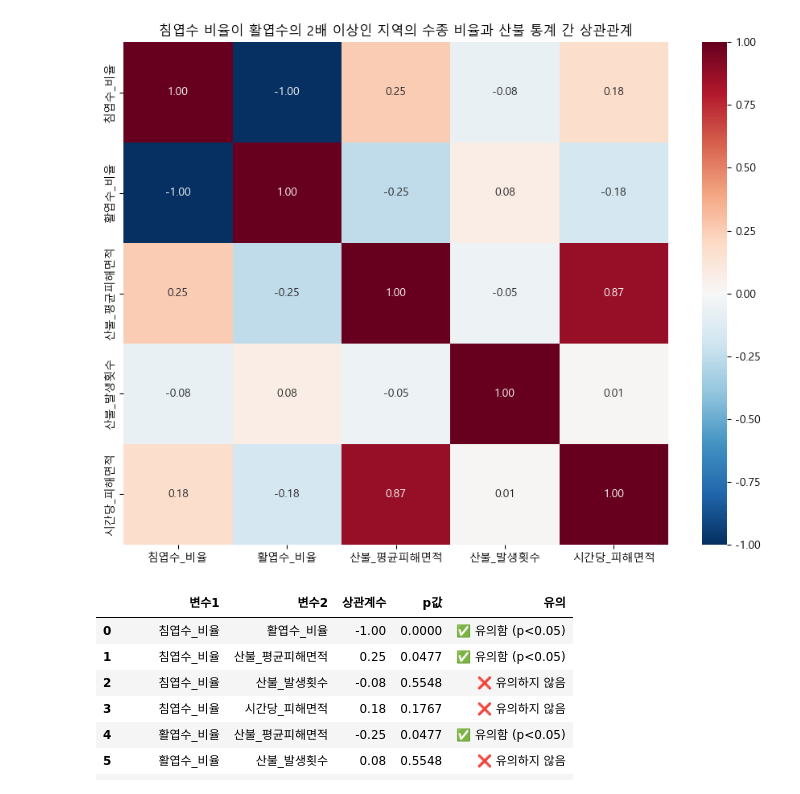
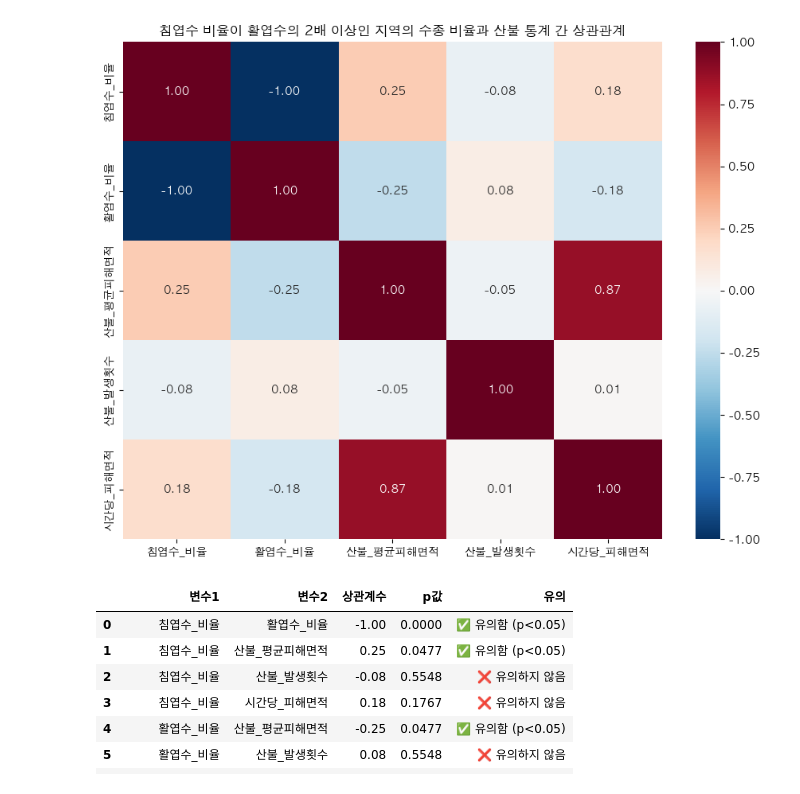
Before and after one commit to ta3wook/type2fire, a Jupyter notebook: notebooks/04_correlation_and_regression.ipynb, the cells around one changed output. Drawn from its saved outputs; the diff is of its cells as text; code cells hidden in the pictures.

```diff
--- a/notebooks/04_correlation_and_regression.ipynb
+++ b/notebooks/04_correlation_and_regression.ipynb
@@ -4,12 +4,12 @@ import seaborn as sns
 import matplotlib.pyplot as plt
 
 # 한글 폰트 설정
-plt.rcParams['font.family'] = 'Malgun Gothic'
+plt.rcParams['font.family'] = 'AppleGothic'
 plt.rcParams['axes.unicode_minus'] = False
 
 # 🔹 1. 데이터 불러오기
-tree_ratio = pd.read_csv("C:/Users/sangj/Desktop/data/리별_수종비율.csv", encoding="utf-8-sig")
-fire = pd.read_csv("C:/Users/sangj/Desktop/data/산불데이터_동리_전처리.csv", encoding="utf-8-sig")
+tree_ratio = pd.read_csv("../data/processed/수종분석데이터/리별_수종비율.csv", encoding="utf-8-sig")
+fire = pd.read_csv("../data/processed/수종분석데이터/산불데이터_동리_전처리.csv", encoding="utf-8-sig")
 
 # 🔹 2. 산불 통계 집계 (동리 기준)
 fire_summary = fire.groupby("동리").agg(
@@ -34,34 +34,34 @@ merged = merged.drop_duplicates(subset=["동리"])
 # 🔹 6. 예외값 + 침엽수 조건 필터링
 merged = merged[
     (merged["산불_발생횟수"] > 0) &
     (merged["산불_진화시간합계"] > 0) &
     (merged["산불_평균피해면적"] > 5000) &
     (merged["침엽수_비율"] > merged["활엽수_비율"] * 1.5)
 ]
 display(merged.head(10))
 # 🔹 7. 상관분석 대상 컬럼 선택
 corr_cols = ["침엽수_비율", "활엽수_비율", "산불_평균피해면적", "산불_발생횟수", "시간당_피해면적"]
 correlation = merged[corr_cols].corr()
 
 # 🔹 8. 히트맵 시각화
 plt.figure(figsize=(9, 7))
 sns.heatmap(correlation, annot=True, cmap="RdBu_r", fmt=".2f")
 plt.title("침엽수 비율이 활엽수의 2배 이상인 지역의 수종 비율과 산불 통계 간 상관관계")
 plt.tight_layout()
 plt.show()
 # %% [output]
 |  | 동리 | 침엽수_비율 | 활엽수_비율 | 총산림면적 | 리코드 | 산불_피해면적합계 | 산불_발생횟수 | 산불_진화시간합계 | 산불_평균피해면적 | 시간당_피해면적 |
 | 429 | 강천리 | 60.44 | 39.56 | 1.239652e+07 | 4167037027 | 9500.0 | 1.0 | 994.0 | 9500.000000 | 9.557344 |
 | 464 | 개운리 | 70.65 | 29.35 | 2.496717e+06 | 5172035229 | 8600.0 | 1.0 | 204.0 | 8600.000000 | 42.156863 |
 | 471 | 개포리 | 61.64 | 38.36 | 5.338368e+06 | 4783035036 | 18000.0 | 1.0 | 1486.0 | 18000.000000 | 12.113055 |
 | 967 | 관화리 | 77.05 | 22.95 | 3.021357e+06 | 4784031045 | 90100.0 | 2.0 | 1350.0 | 45050.000000 | 66.740741 |
 | 1086 | 괴시리 | 78.15 | 21.85 | 4.261557e+06 | 4777036031 | 30000.0 | 1.0 | 332.0 | 30000.000000 | 90.361446 |
 | 1704 | 금송리 | 65.92 | 34.08 | 1.196939e+07 | 4682041022 | 7000.0 | 1.0 | 244.0 | 7000.000000 | 28.688525 |
 | 1806 | 기곡리 | 62.20 | 37.80 | 5.608124e+07 | 2771033023 | 56800.0 | 2.0 | 1493.0 | 28400.000000 | 38.044206 |
 | 1906 | 김흥리 | 64.04 | 35.96 | 7.740873e+06 | 2771026228 | 31800.0 | 1.0 | 953.0 | 31800.000000 | 33.368311 |
 | 1965 | 난지도리 | 65.86 | 34.14 | 3.265836e+06 | 4427032026 | 16000.0 | 2.0 | 989.0 | 8000.000000 | 16.177958 |
 | 2431 | 녹산리 | 78.95 | 21.05 | 1.956955e+06 | 4687033022 | 24100.0 | 3.0 | 921.0 | 8033.333333 | 26.167210 |
-[figure, old version]
+[figure, new version]
 # %%
 from scipy.stats import pearsonr
 
```
Also changed, not shown: parts of 1 cell of this notebook.
